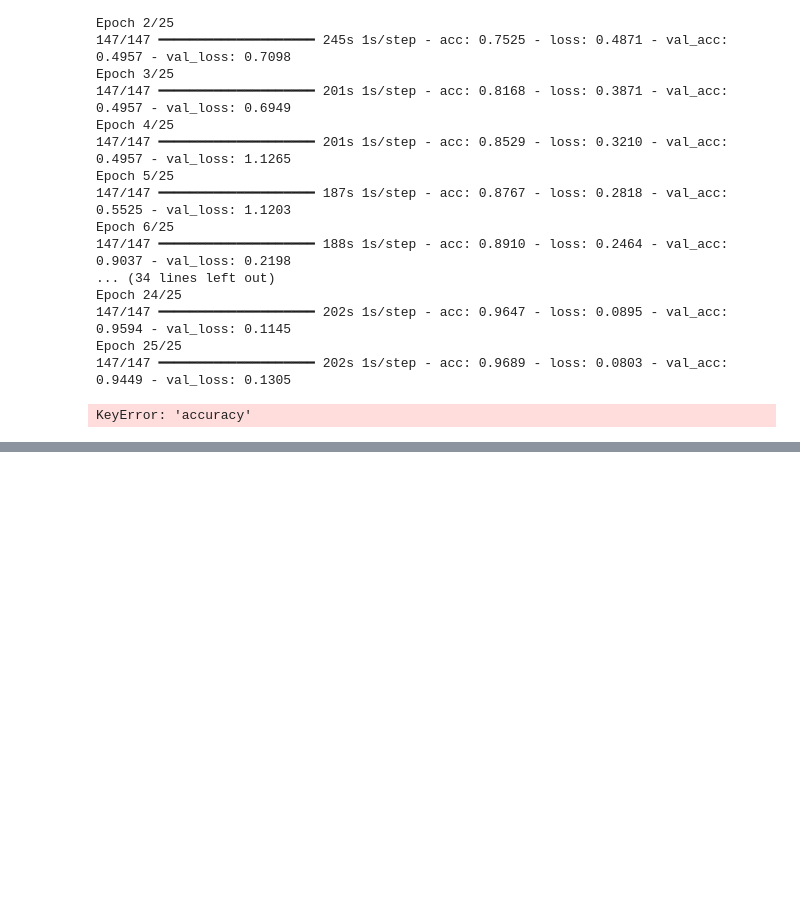
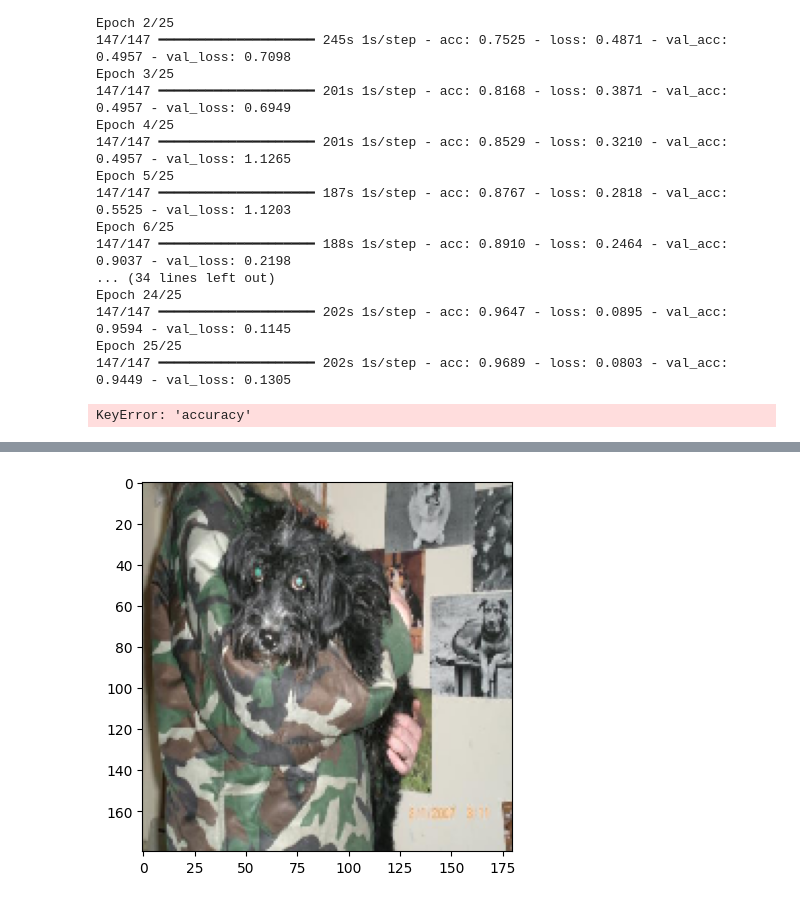
Before and after one commit to Bigulac/MOAR, a Jupyter notebook: MOAR.ipynb, the cells around one changed output, grey strips where cells are left out. Saved outputs shown, nothing was run; the diff lists cells and outputs as text; code cells hidden in the pictures; blank space fills up the shorter version.

```diff
--- a/MOAR.ipynb
+++ b/MOAR.ipynb
@@ -223,0 +232,5 @@ This image is 1.36% cat and 98.64% dog.
+# %%
+load_model = tf.keras.models.load_model('istreniran.keras')
+
+# Prikaz da je arhitektura zaista ista
+load_model.summary()
@@ -223,0 +260,14 @@ This image is 1.36% cat and 98.64% dog.
+# %%
+# Provera da li model još uvek predviđa kako treba
+img = keras.utils.load_img("PetImages/Dog/10088.jpg", target_size=image_size)
+plt.imshow(img)
+
+img_array = keras.utils.img_to_array(img)
+img_array = keras.ops.expand_dims(img_array, 0)
+
+predictions = load_model.predict(img_array)
+score = float(keras.ops.sigmoid(predictions[0][0]))
+pet_is = "mačka" if score < 0.5 else "pas"
+score = 100 * (1 - score) if score < 0.5 else 100 * score
+print(f"Na slici je {pet_is} sa sigurnošću od {score:.2f}%.")
+# %% [output]
@@ -223,0 +276 @@ This image is 1.36% cat and 98.64% dog.
+[figure, added]
```
Also changed, not shown: parts of 7 cells of this notebook.
